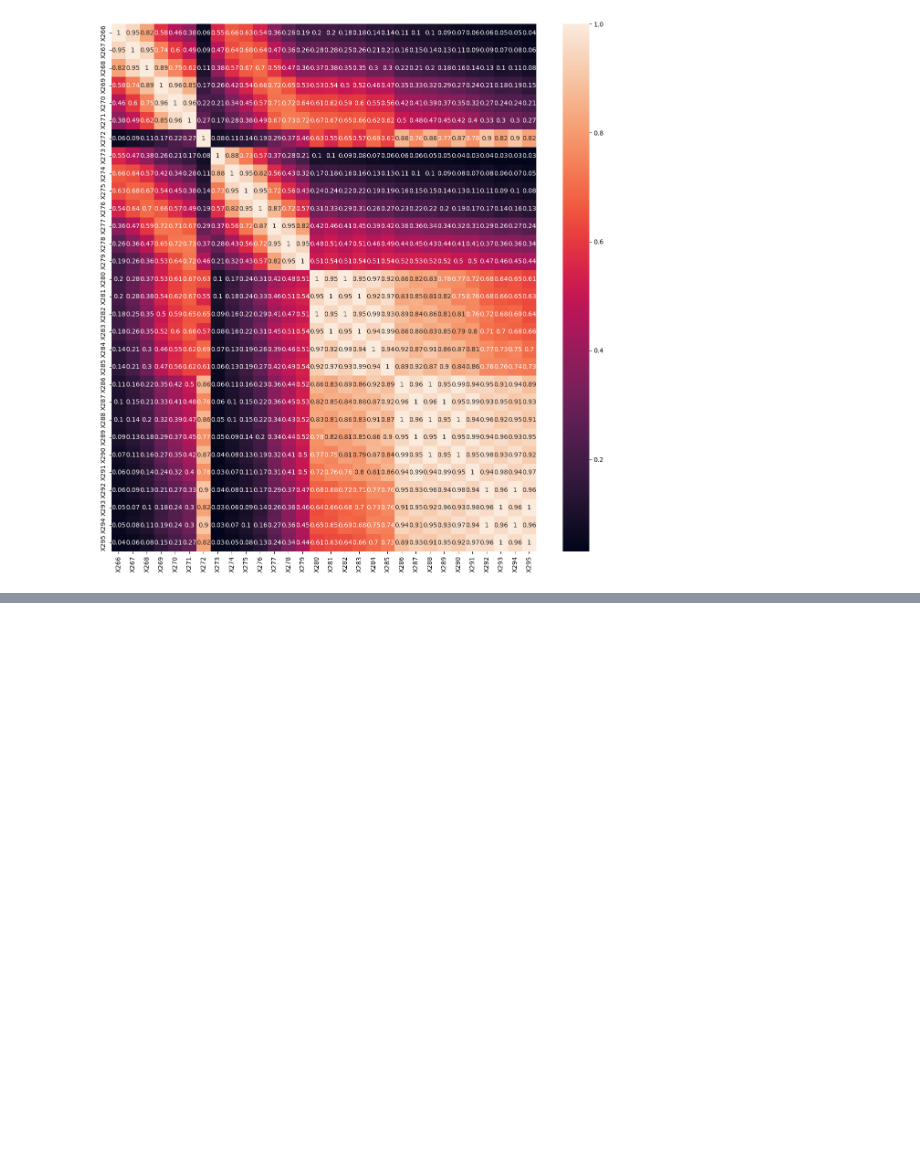
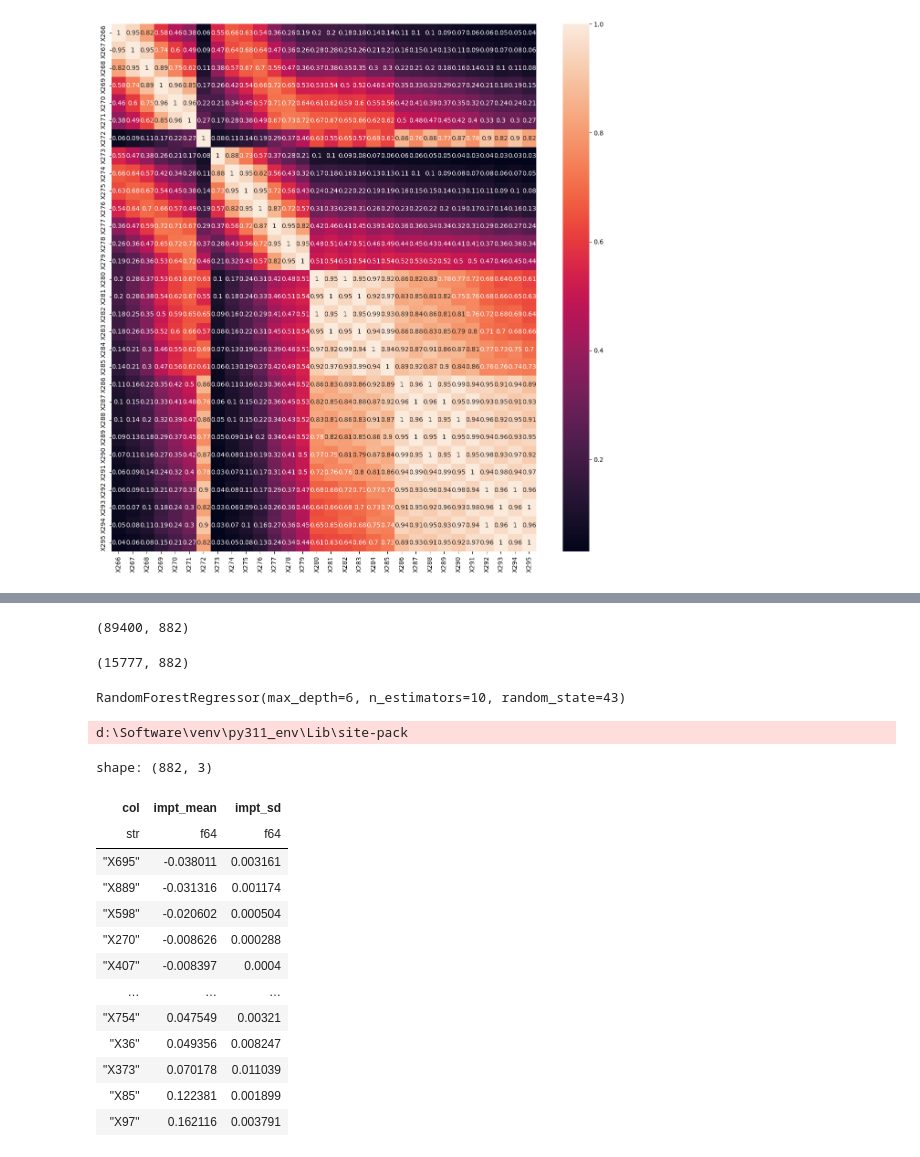
Before and after one commit to minimartzz/drw-crypto-market-prediction, a Jupyter notebook: data_exploration.ipynb, the cells around one changed output, grey strips where cells are left out. Drawn from its saved outputs; the diff is of its cells as text; code cells hidden in the pictures; blank space fills up the shorter version.

```diff
--- a/data_exploration.ipynb
+++ b/data_exploration.ipynb
@@ -98,0 +166,42 @@ columns_with_inf = (df
+# %%
+# Take the last perc rows as the validation set
+perc_valid = 0.15
+num_valid = int(df_subset.shape[0] * (1 - perc_valid))
+train = df_subset.slice(offset=0, length=num_valid)
+valid = df_subset.slice(offset=num_valid, length=df_subset.shape[0] - num_valid)
+
+# Split X and y
+y_train = train['label']
+X_train = train.drop(['label', 'timestamp'])
+y_valid = valid['label']
+X_valid = valid.drop(['label', 'timestamp'])
+# %%
+X_train.shape
+# %% [output]
+(89400, 882)
+# %%
+X_valid.shape
+# %% [output]
+(15777, 882)
+# %%
+# # Baseline Decision Tree
+# base = DecisionTreeRegressor(
+#   max_depth=5,
+#   random_state=43
+# )
+# base.fit(X_train, y_train)
+
+# Baseline RF
+base = RandomForestRegressor(
+  n_estimators=10,
+  max_depth=6,
+  random_state=43
+)
+base.fit(X_train, y_train)
+# %% [output]
+RandomForestRegressor(max_depth=6, n_estimators=10, random_state=43)
+# %%
+# Permutation importance
+perm_impt = permutation_importance(base, X_valid, y_valid, n_repeats=3, random_state=42)
+# %% [output]
+d:\Software\venv\py311_env\Lib\site-pack
@@ -99 +214,18 @@ columns_with_inf = (df
+# %%
+df_impt.sort('impt_mean')
+# %% [output]
+shape: (882, 3)
+| col | impt_mean | impt_sd |
+| str | f64 | f64 |
+| "X695" | -0.038011 | 0.003161 |
+| "X889" | -0.031316 | 0.001174 |
+| "X598" | -0.020602 | 0.000504 |
+| "X270" | -0.008626 | 0.000288 |
+| "X407" | -0.008397 | 0.0004 |
+| … | … | … |
+| "X754" | 0.047549 | 0.00321 |
+| "X36" | 0.049356 | 0.008247 |
+| "X373" | 0.070178 | 0.011039 |
+| "X85" | 0.122381 | 0.001899 |
+| "X97" | 0.162116 | 0.003791 |
 # %%
```
Also changed, not shown: parts of 19 cells of this notebook.
